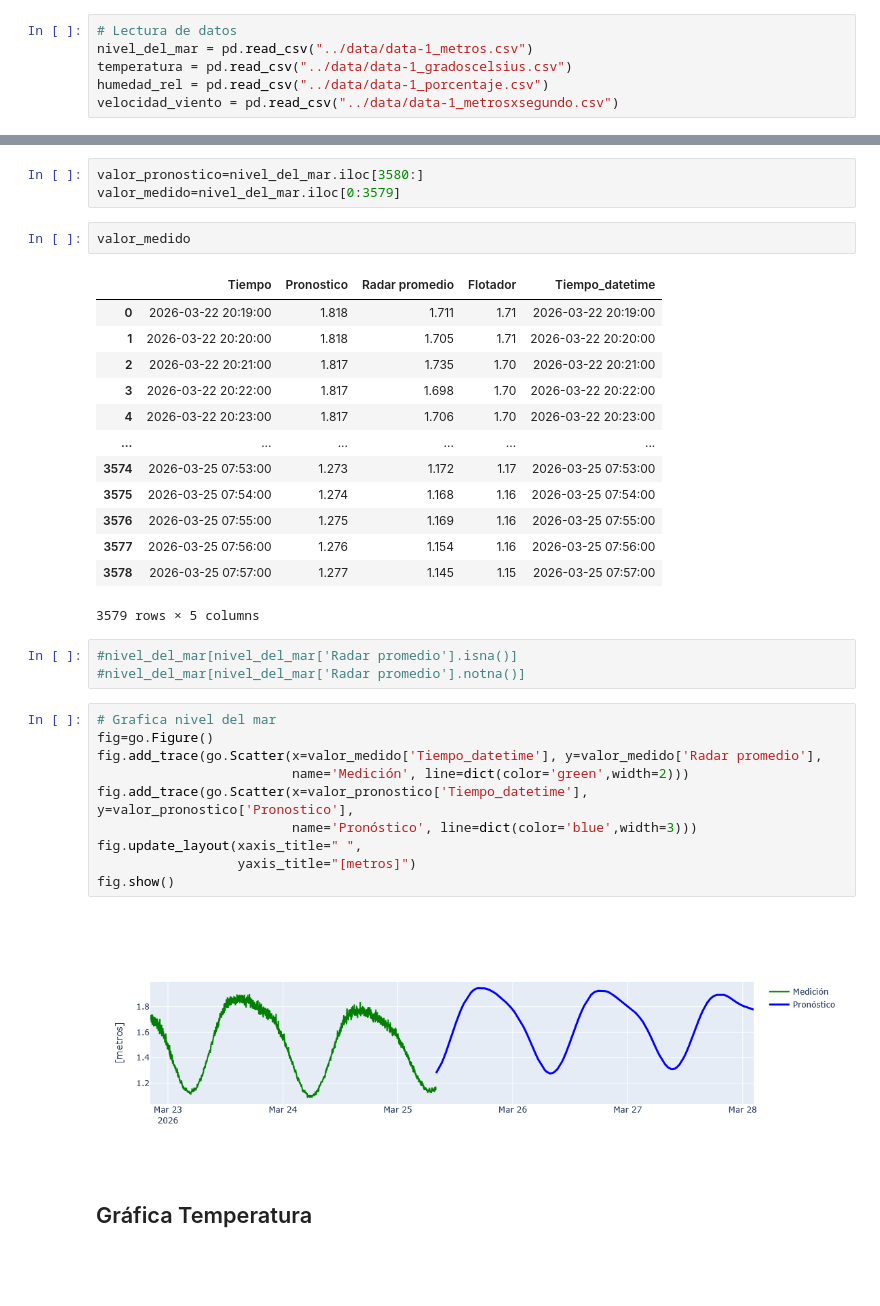
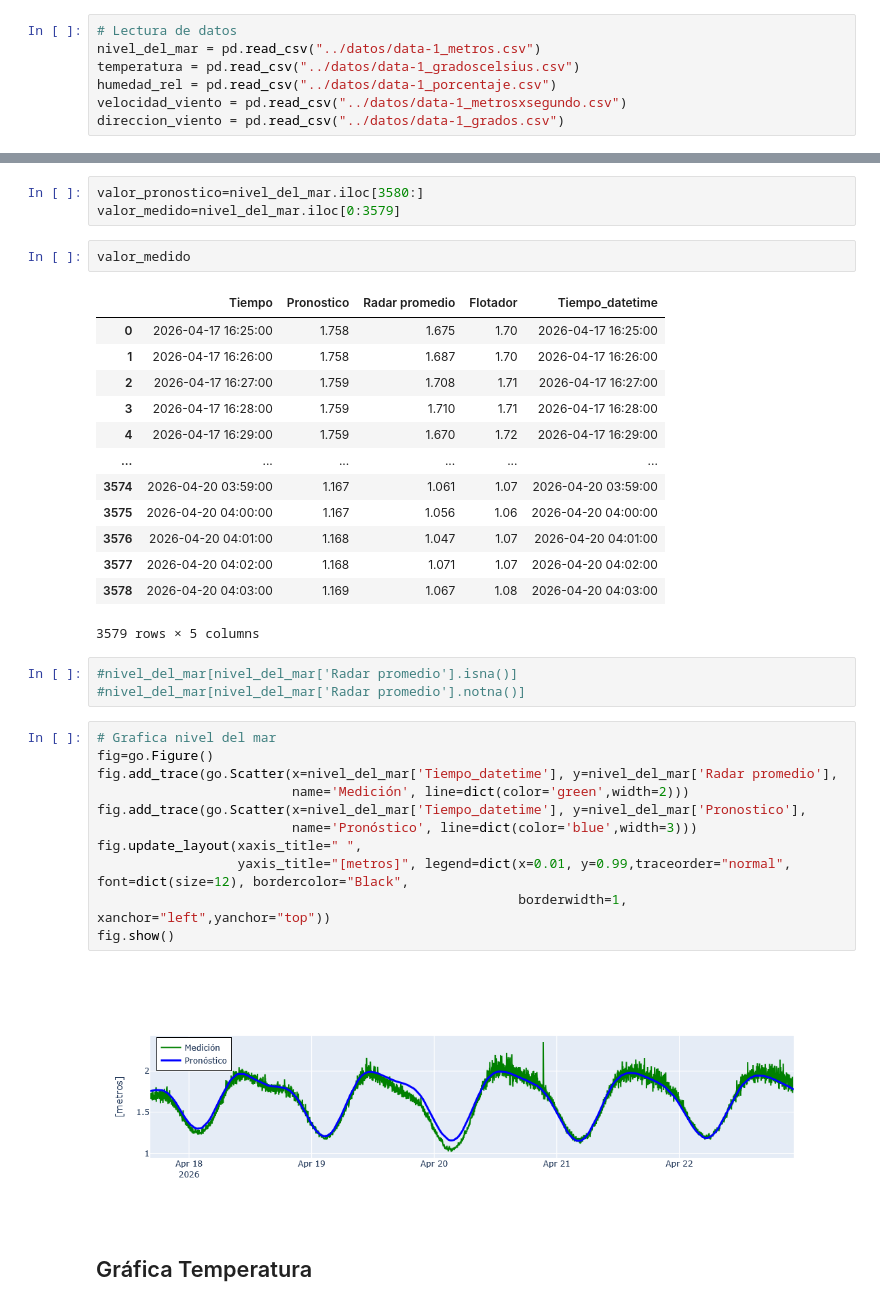
Before and after one commit to enrique34vera/MareaDeDatODS, a Jupyter notebook: scripts/001_LecturaGraficaDatosSMN.ipynb, the cells around one changed output, grey strips where cells are left out. Saved outputs shown, nothing was run; the diff lists cells and outputs as text; blank space fills up the shorter version.

```diff
--- a/scripts/001_LecturaGraficaDatosSMN.ipynb
+++ b/scripts/001_LecturaGraficaDatosSMN.ipynb
@@ -5,10 +5,11 @@ import plotly.express as px
 import plotly.graph_objects as go
 # %%
 # Lectura de datos
-nivel_del_mar = pd.read_csv("../data/data-1_metros.csv")
-temperatura = pd.read_csv("../data/data-1_gradoscelsius.csv")
-humedad_rel = pd.read_csv("../data/data-1_porcentaje.csv")
-velocidad_viento = pd.read_csv("../data/data-1_metrosxsegundo.csv")
+nivel_del_mar = pd.read_csv("../datos/data-1_metros.csv")
+temperatura = pd.read_csv("../datos/data-1_gradoscelsius.csv")
+humedad_rel = pd.read_csv("../datos/data-1_porcentaje.csv")
+velocidad_viento = pd.read_csv("../datos/data-1_metrosxsegundo.csv")
+direccion_viento = pd.read_csv("../datos/data-1_grados.csv")
 # %%
 velocidad_viento
 # %% [output]
@@ -58,17 +60,17 @@ valor_medido=nivel_del_mar.iloc[0:3579]
 valor_medido
 # %% [output]
 |  | Tiempo | Pronostico | Radar promedio | Flotador | Tiempo_datetime |
-| 0 | 2026-03-22 20:19:00 | 1.818 | 1.711 | 1.71 | 2026-03-22 20:19:00 |
-| 1 | 2026-03-22 20:20:00 | 1.818 | 1.705 | 1.71 | 2026-03-22 20:20:00 |
-| 2 | 2026-03-22 20:21:00 | 1.817 | 1.735 | 1.70 | 2026-03-22 20:21:00 |
-| 3 | 2026-03-22 20:22:00 | 1.817 | 1.698 | 1.70 | 2026-03-22 20:22:00 |
-| 4 | 2026-03-22 20:23:00 | 1.817 | 1.706 | 1.70 | 2026-03-22 20:23:00 |
+| 0 | 2026-04-17 16:25:00 | 1.758 | 1.675 | 1.70 | 2026-04-17 16:25:00 |
+| 1 | 2026-04-17 16:26:00 | 1.758 | 1.687 | 1.70 | 2026-04-17 16:26:00 |
+| 2 | 2026-04-17 16:27:00 | 1.759 | 1.708 | 1.71 | 2026-04-17 16:27:00 |
+| 3 | 2026-04-17 16:28:00 | 1.759 | 1.710 | 1.71 | 2026-04-17 16:28:00 |
+| 4 | 2026-04-17 16:29:00 | 1.759 | 1.670 | 1.72 | 2026-04-17 16:29:00 |
 | ... | ... | ... | ... | ... | ... |
-| 3574 | 2026-03-25 07:53:00 | 1.273 | 1.172 | 1.17 | 2026-03-25 07:53:00 |
-| 3575 | 2026-03-25 07:54:00 | 1.274 | 1.168 | 1.16 | 2026-03-25 07:54:00 |
-| 3576 | 2026-03-25 07:55:00 | 1.275 | 1.169 | 1.16 | 2026-03-25 07:55:00 |
-| 3577 | 2026-03-25 07:56:00 | 1.276 | 1.154 | 1.16 | 2026-03-25 07:56:00 |
-| 3578 | 2026-03-25 07:57:00 | 1.277 | 1.145 | 1.15 | 2026-03-25 07:57:00 |
+| 3574 | 2026-04-20 03:59:00 | 1.167 | 1.061 | 1.07 | 2026-04-20 03:59:00 |
+| 3575 | 2026-04-20 04:00:00 | 1.167 | 1.056 | 1.06 | 2026-04-20 04:00:00 |
+| 3576 | 2026-04-20 04:01:00 | 1.168 | 1.047 | 1.07 | 2026-04-20 04:01:00 |
+| 3577 | 2026-04-20 04:02:00 | 1.168 | 1.071 | 1.07 | 2026-04-20 04:02:00 |
+| 3578 | 2026-04-20 04:03:00 | 1.169 | 1.067 | 1.08 | 2026-04-20 04:03:00 |
 3579 rows × 5 columns
 # %%
 #nivel_del_mar[nivel_del_mar['Radar promedio'].isna()]
@@ -76,15 +78,16 @@ valor_medido
 # %%
 # Grafica nivel del mar
 fig=go.Figure()
-fig.add_trace(go.Scatter(x=valor_medido['Tiempo_datetime'], y=valor_medido['Radar promedio'],
+fig.add_trace(go.Scatter(x=nivel_del_mar['Tiempo_datetime'], y=nivel_del_mar['Radar promedio'],
                          name='Medición', line=dict(color='green',width=2)))
-fig.add_trace(go.Scatter(x=valor_pronostico['Tiempo_datetime'], y=valor_pronostico['Pronostico'],
+fig.add_trace(go.Scatter(x=nivel_del_mar['Tiempo_datetime'], y=nivel_del_mar['Pronostico'],
                          name='Pronóstico', line=dict(color='blue',width=3)))
 fig.update_layout(xaxis_title=" ",
-                  yaxis_title="[metros]")
+                  yaxis_title="[metros]", legend=dict(x=0.01, y=0.99,traceorder="normal", font=dict(size=12), bordercolor="Black",
+                                                      borderwidth=1, xanchor="left",yanchor="top"))
 fig.show()
 # %% [output]
-[figure, old version]
+[figure, new version]
 # %% [markdown]
 ## Gráfica Temperatura
 # %%
```
Also changed, not shown: parts of 11 cells of this notebook.
